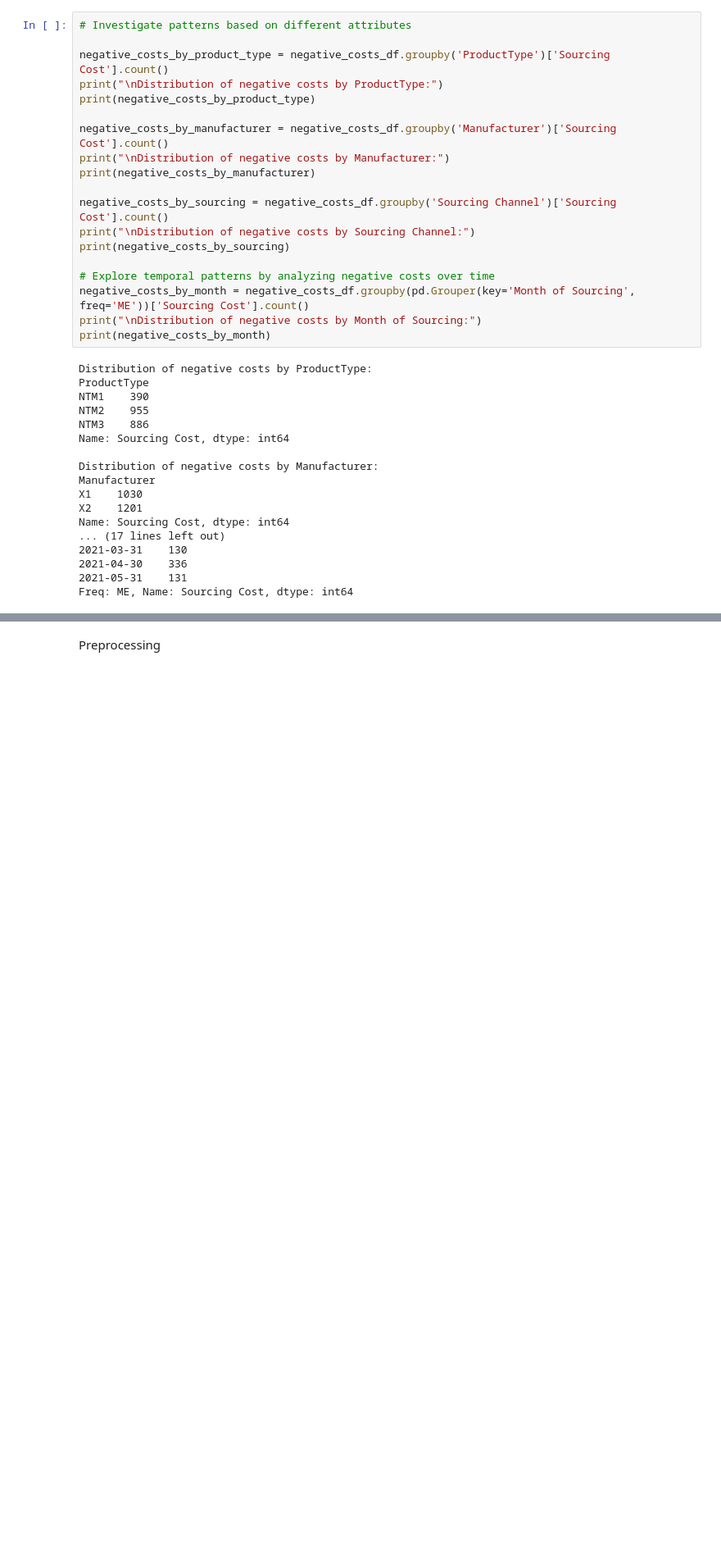
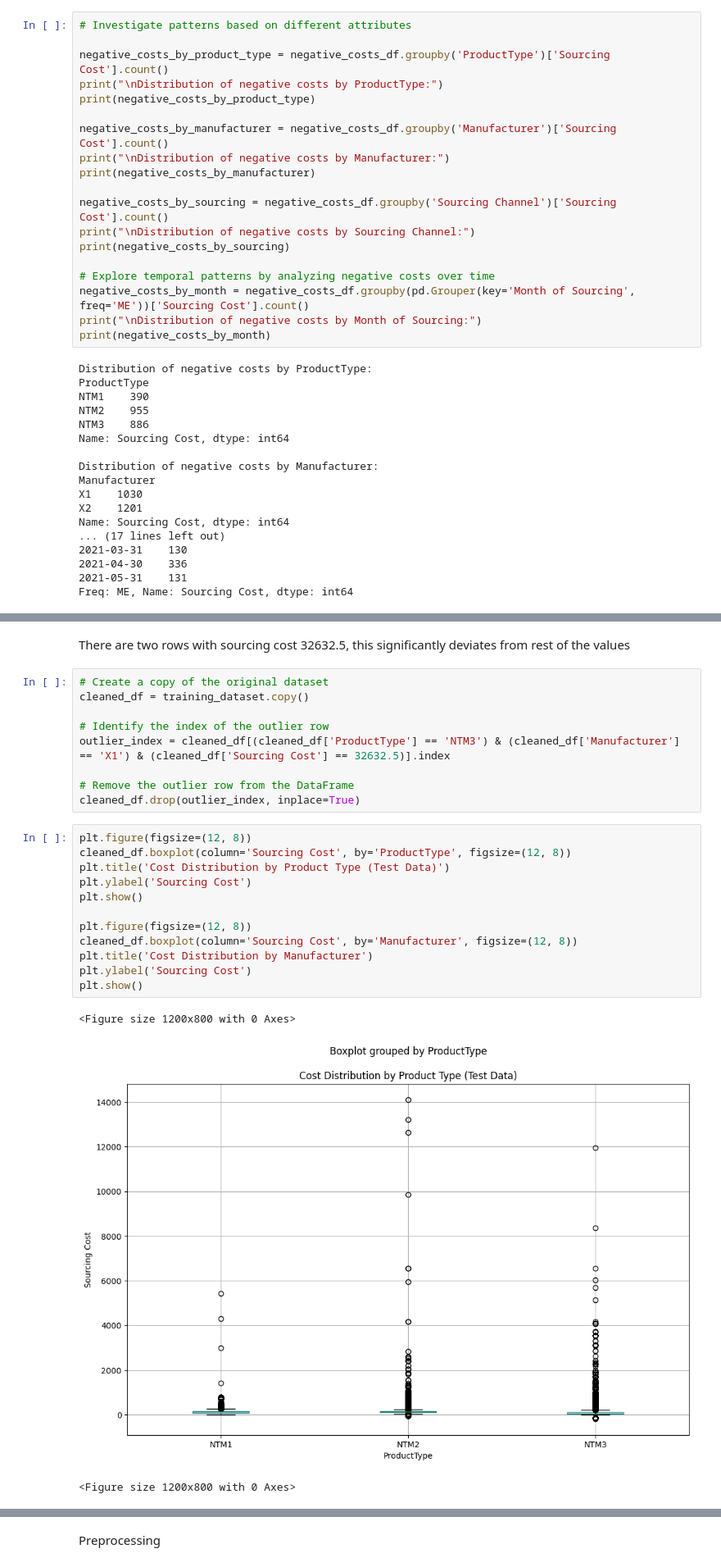
Before and after one commit to Mokshada2721/Prediction_DS_ML_Coding_Challenge, a Jupyter notebook: main.ipynb, the cells around one changed output, grey strips where cells are left out. Shown at 82% size. Drawn from its saved outputs; the diff is of its cells as text; blank space fills up the shorter version.

```diff
--- a/main.ipynb
+++ b/main.ipynb
@@ -279,0 +324,27 @@ Freq: ME, Name: Sourcing Cost, dtype: int64
+# %% [markdown]
+There are two rows with sourcing cost 32632.5, this significantly deviates from rest of the values
+# %%
+# Create a copy of the original dataset
+cleaned_df = training_dataset.copy()
+
+# Identify the index of the outlier row
+outlier_index = cleaned_df[(cleaned_df['ProductType'] == 'NTM3') & (cleaned_df['Manufacturer'] == 'X1') & (cleaned_df['Sourcing Cost'] == 32632.5)].index
+
+# Remove the outlier row from the DataFrame
+cleaned_df.drop(outlier_index, inplace=True)
+# %%
+plt.figure(figsize=(12, 8))
+cleaned_df.boxplot(column='Sourcing Cost', by='ProductType', figsize=(12, 8))
+plt.title('Cost Distribution by Product Type (Test Data)')
+plt.ylabel('Sourcing Cost')
+plt.show()
+
+plt.figure(figsize=(12, 8))
+cleaned_df.boxplot(column='Sourcing Cost', by='Manufacturer', figsize=(12, 8))
+plt.title('Cost Distribution by Manufacturer')
+plt.ylabel('Sourcing Cost')
+plt.show()
+# %% [output]
+<Figure size 1200x800 with 0 Axes>
+[figure, added]
+<Figure size 1200x800 with 0 Axes>
```
Also changed, not shown: parts of 18 cells of this notebook.
